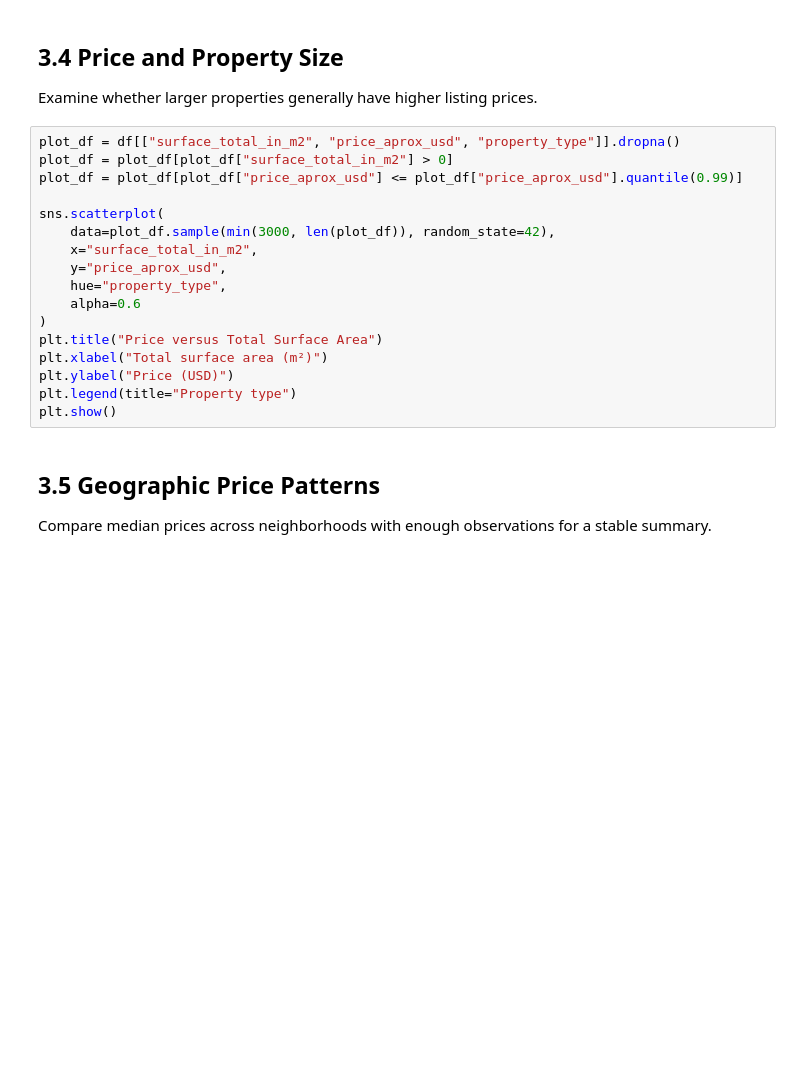
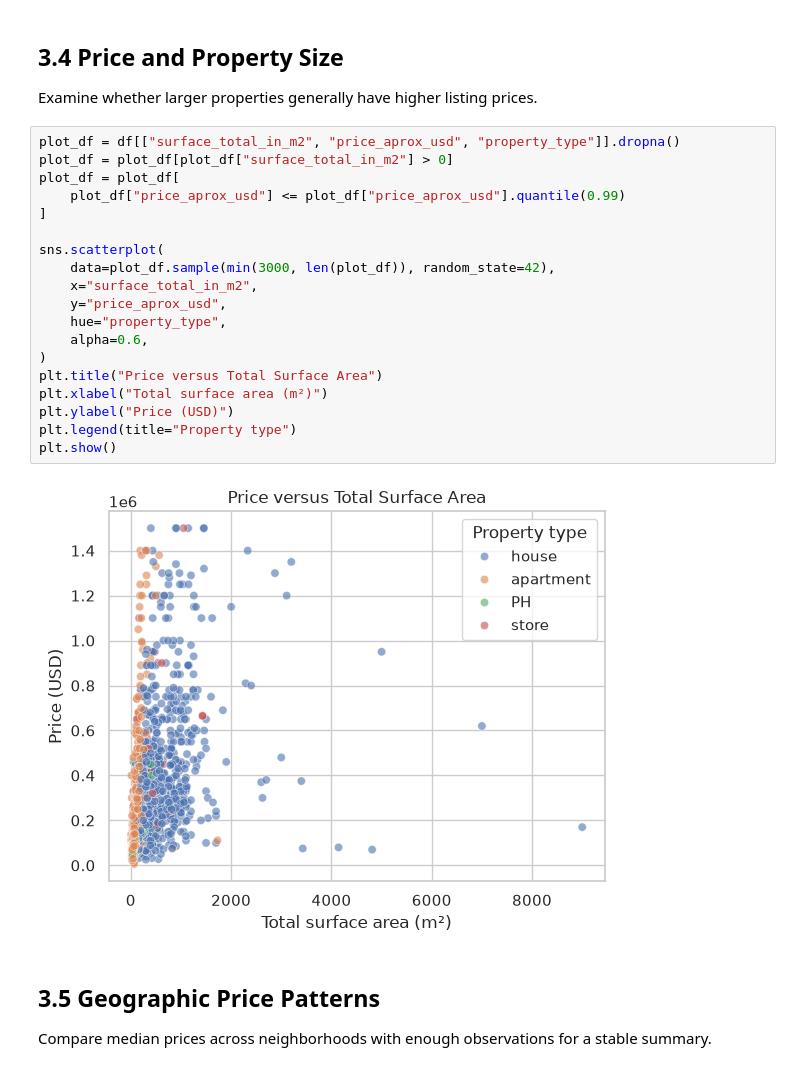
Before and after one commit to DominicNyabuto/Data-Science-Machine-Learning-Projects-, a Jupyter notebook: Project-2/notebook.ipynb, the cells around one changed output. Drawn from its saved outputs; the diff is of its cells as text; blank space fills up the shorter version.

```diff
--- a/Project-2/notebook.ipynb
+++ b/Project-2/notebook.ipynb
@@ -199,20 +326,24 @@ Examine whether larger properties generally have higher listing prices.
 # %%
 plot_df = df[["surface_total_in_m2", "price_aprox_usd", "property_type"]].dropna()
 plot_df = plot_df[plot_df["surface_total_in_m2"] > 0]
-plot_df = plot_df[plot_df["price_aprox_usd"] <= plot_df["price_aprox_usd"].quantile(0.99)]
+plot_df = plot_df[
+    plot_df["price_aprox_usd"] <= plot_df["price_aprox_usd"].quantile(0.99)
+]
 
 sns.scatterplot(
     data=plot_df.sample(min(3000, len(plot_df)), random_state=42),
     x="surface_total_in_m2",
     y="price_aprox_usd",
     hue="property_type",
-    alpha=0.6
+    alpha=0.6,
 )
 plt.title("Price versus Total Surface Area")
 plt.xlabel("Total surface area (m²)")
 plt.ylabel("Price (USD)")
 plt.legend(title="Property type")
 plt.show()
+# %% [output]
+[figure, added]
 # %% [markdown]
 ## 3.5 Geographic Price Patterns
 
```
Also changed, not shown: parts of 18 cells of this notebook.
